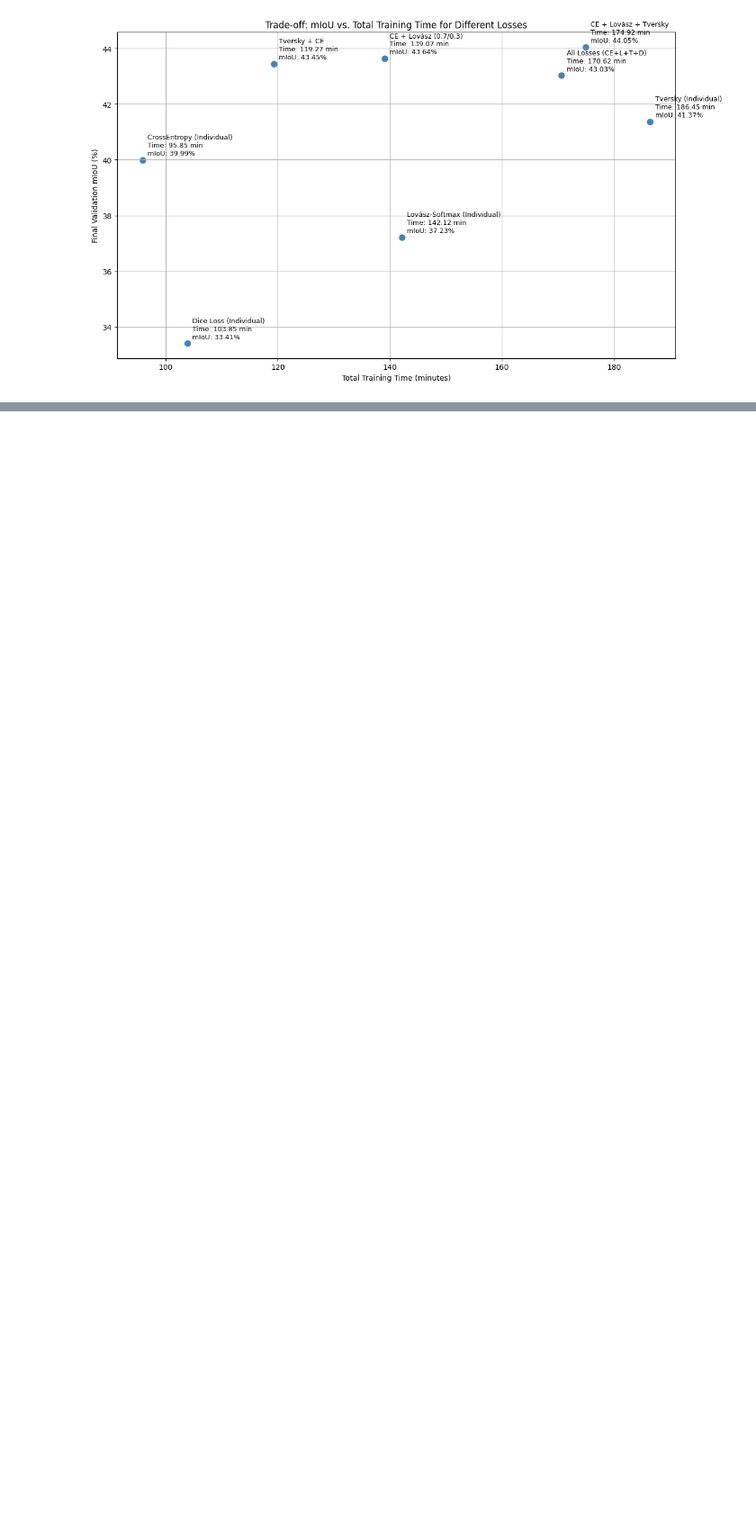
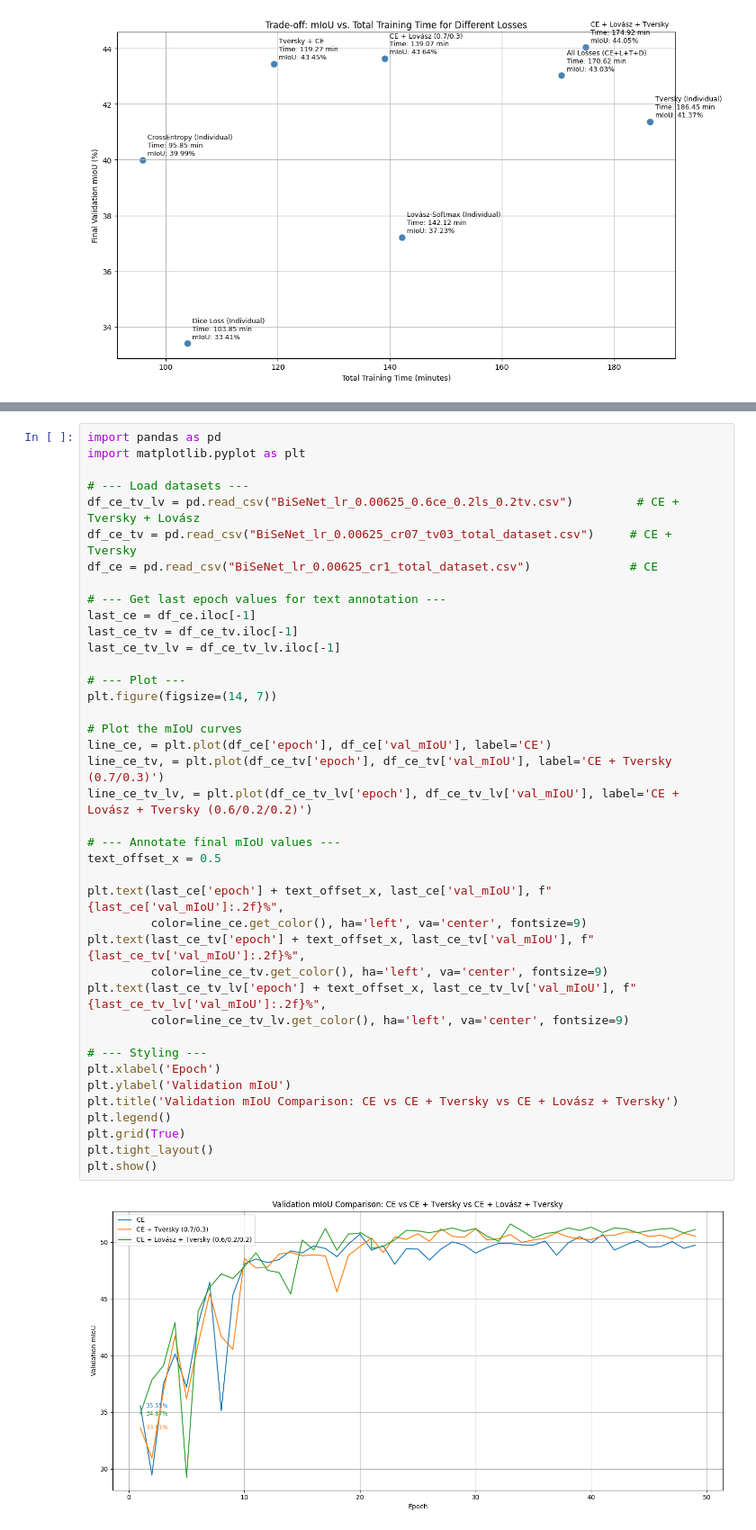
Before and after one commit to elisabettaroviera/MLDL-Project, a Jupyter notebook: read_me/EntropyVSmIou.ipynb, the cells around one changed output, grey strips where cells are left out. Shown: that part at 90% size. Cells and saved outputs as stored; diff of their text form; blank space fills up the shorter version.

```diff
--- a/read_me/EntropyVSmIou.ipynb
+++ b/read_me/EntropyVSmIou.ipynb
@@ -510,0 +541,42 @@ plt.show()
+# %%
+import pandas as pd
+import matplotlib.pyplot as plt
+
+# --- Load datasets ---
+df_ce_tv_lv = pd.read_csv("BiSeNet_lr_0.00625_0.6ce_0.2ls_0.2tv.csv")         # CE + Tversky + Lovász
+df_ce_tv = pd.read_csv("BiSeNet_lr_0.00625_cr07_tv03_total_dataset.csv")     # CE + Tversky
+df_ce = pd.read_csv("BiSeNet_lr_0.00625_cr1_total_dataset.csv")              # CE
+
+# --- Get last epoch values for text annotation ---
+last_ce = df_ce.iloc[-1]
+last_ce_tv = df_ce_tv.iloc[-1]
+last_ce_tv_lv = df_ce_tv_lv.iloc[-1]
+
+# --- Plot ---
+plt.figure(figsize=(14, 7))
+
+# Plot the mIoU curves
+line_ce, = plt.plot(df_ce['epoch'], df_ce['val_mIoU'], label='CE')
+line_ce_tv, = plt.plot(df_ce_tv['epoch'], df_ce_tv['val_mIoU'], label='CE + Tversky (0.7/0.3)')
+line_ce_tv_lv, = plt.plot(df_ce_tv_lv['epoch'], df_ce_tv_lv['val_mIoU'], label='CE + Lovász + Tversky (0.6/0.2/0.2)')
+
+# --- Annotate final mIoU values ---
+text_offset_x = 0.5
+
+plt.text(last_ce['epoch'] + text_offset_x, last_ce['val_mIoU'], f"{last_ce['val_mIoU']:.2f}%",
+         color=line_ce.get_color(), ha='left', va='center', fontsize=9)
+plt.text(last_ce_tv['epoch'] + text_offset_x, last_ce_tv['val_mIoU'], f"{last_ce_tv['val_mIoU']:.2f}%",
+         color=line_ce_tv.get_color(), ha='left', va='center', fontsize=9)
+plt.text(last_ce_tv_lv['epoch'] + text_offset_x, last_ce_tv_lv['val_mIoU'], f"{last_ce_tv_lv['val_mIoU']:.2f}%",
+         color=line_ce_tv_lv.get_color(), ha='left', va='center', fontsize=9)
+
+# --- Styling ---
+plt.xlabel('Epoch')
+plt.ylabel('Validation mIoU')
+plt.title('Validation mIoU Comparison: CE vs CE + Tversky vs CE + Lovász + Tversky')
+plt.legend()
+plt.grid(True)
+plt.tight_layout()
+plt.show()
+# %% [output]
+[figure, added]
```
Also changed, not shown: parts of 2 cells of this notebook.
